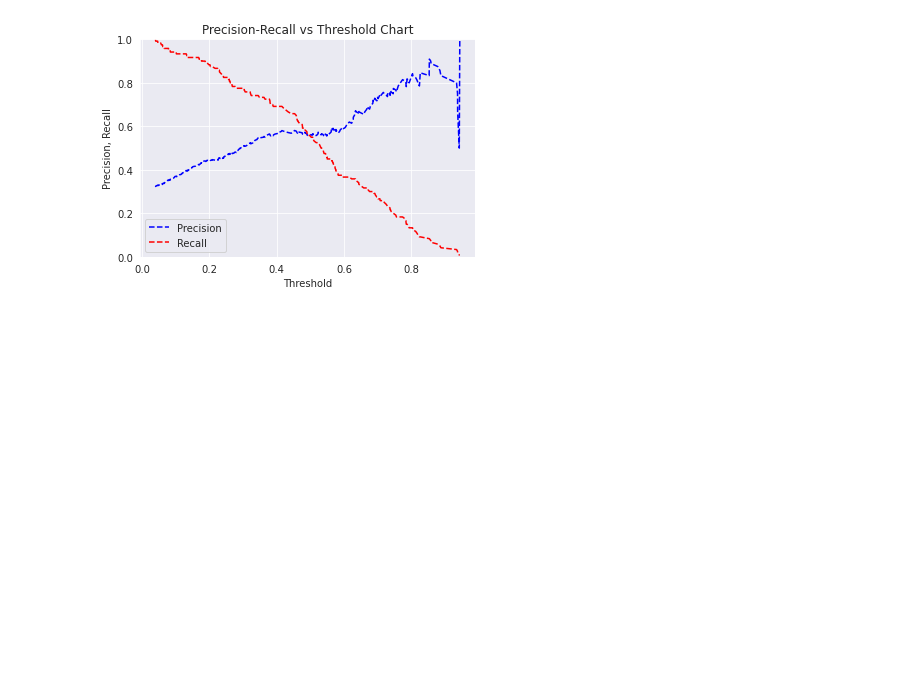
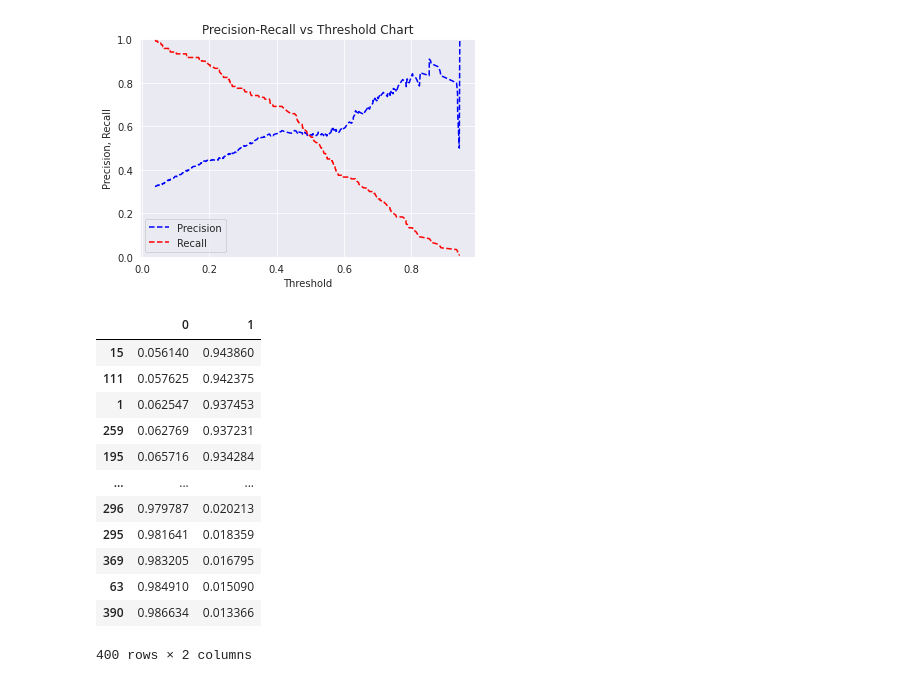
Before and after one commit to Dazaman/Dazball, a Jupyter notebook: shery_hw/german.ipynb, the cells around one changed output. Saved outputs shown, nothing was run; the diff lists cells and outputs as text; code cells hidden in the pictures; blank space fills up the shorter version.

Commit message:
sorted list

```diff
--- a/shery_hw/german.ipynb
+++ b/shery_hw/german.ipynb
@@ -502,3 +502,20 @@ plt.ylim([0,1])
 # %% [output]
 (0.0, 1.0)
 [figure]
+# %%
+sorted_prob = pred_proba_df.sort_values(by=[1], ascending=False)
+sorted_prob
+# %% [output]
+|  | 0 | 1 |
+| 15 | 0.056140 | 0.943860 |
+| 111 | 0.057625 | 0.942375 |
+| 1 | 0.062547 | 0.937453 |
+| 259 | 0.062769 | 0.937231 |
+| 195 | 0.065716 | 0.934284 |
+| ... | ... | ... |
+| 296 | 0.979787 | 0.020213 |
+| 295 | 0.981641 | 0.018359 |
+| 369 | 0.983205 | 0.016795 |
+| 63 | 0.984910 | 0.015090 |
+| 390 | 0.986634 | 0.013366 |
+400 rows × 2 columns
```
